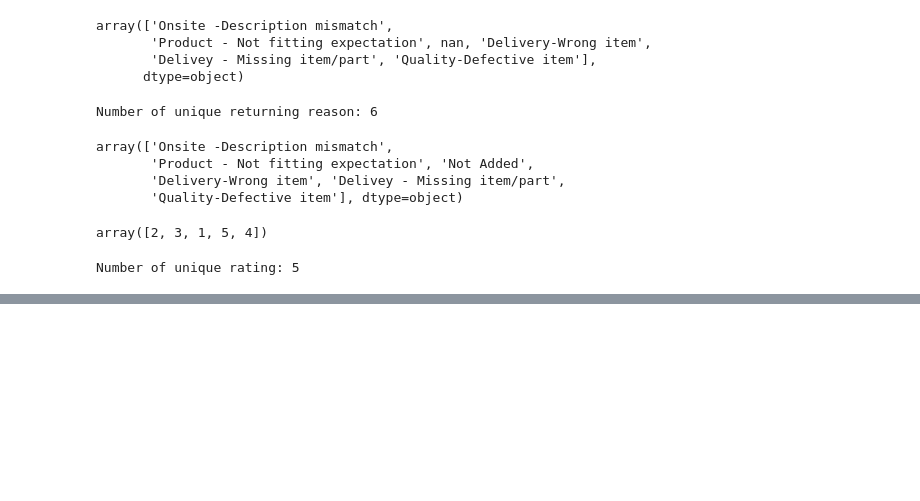
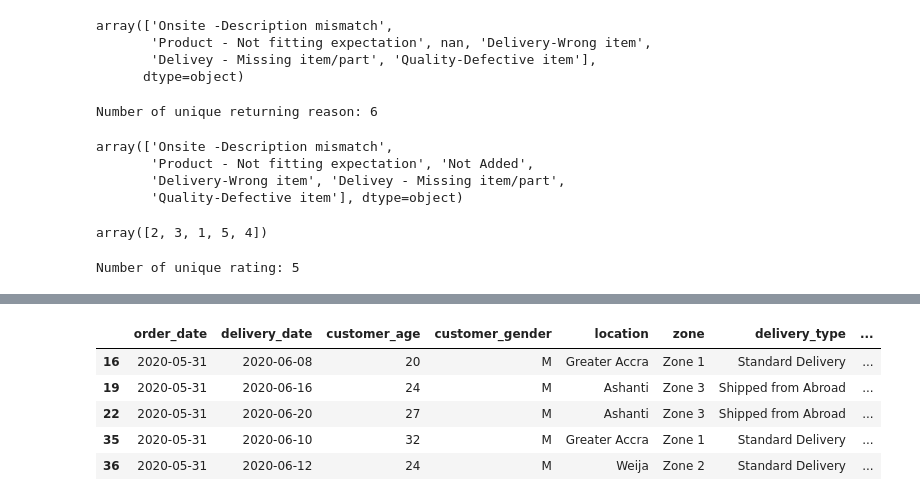
Before and after one commit to iimrx/festman_challenge, a Jupyter notebook: etl.ipynb, the cells around one changed output, grey strips where cells are left out. Drawn from its saved outputs; the diff is of its cells as text; code cells hidden in the pictures; blank space fills up the shorter version.

```diff
--- a/etl.ipynb
+++ b/etl.ipynb
@@ -154,0 +188,9 @@ Number of unique rating: 5
+# %%
+all_returned.head()
+# %% [output]
+|  | order_date | delivery_date | customer_age | customer_gender | location | zone | delivery_type | ... |
+| 16 | 2020-05-31 | 2020-06-08 | 20 | M | Greater Accra | Zone 1 | Standard Delivery | ... |
+| 19 | 2020-05-31 | 2020-06-16 | 24 | M | Ashanti | Zone 3 | Shipped from Abroad | ... |
+| 22 | 2020-05-31 | 2020-06-20 | 27 | M | Ashanti | Zone 3 | Shipped from Abroad | ... |
+| 35 | 2020-05-31 | 2020-06-10 | 32 | M | Greater Accra | Zone 1 | Standard Delivery | ... |
+| 36 | 2020-05-31 | 2020-06-12 | 24 | M | Weija | Zone 2 | Standard Delivery | ... |
```
Also changed, not shown: parts of 9 cells of this notebook.
